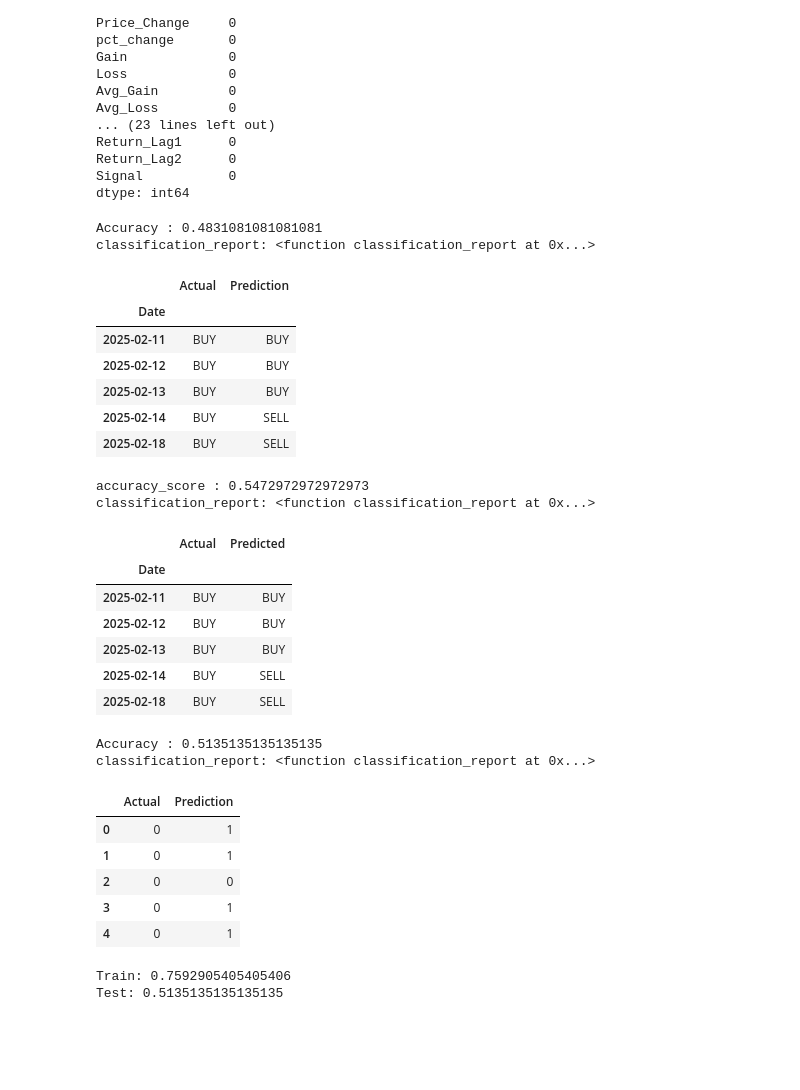
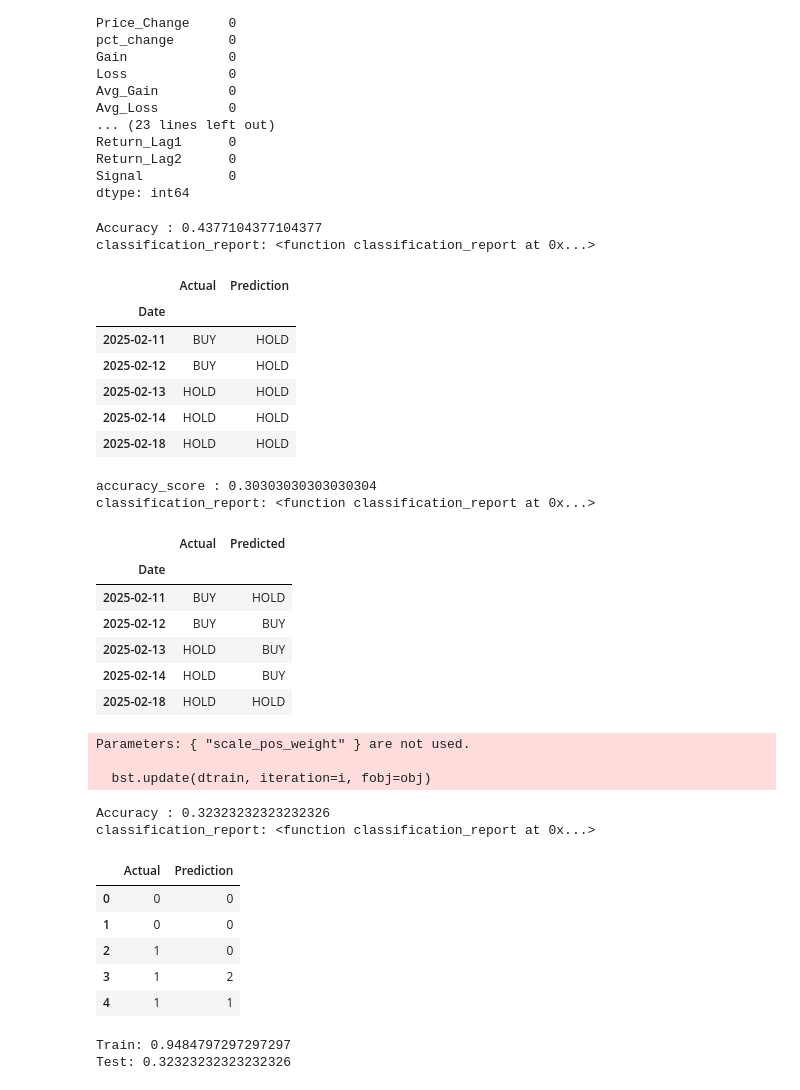
Before and after one commit to shubh229177/Stock-Trading-Signal-System, a Jupyter notebook: System.ipynb, the cells around one changed output. Cells and saved outputs as stored; diff of their text form; code cells hidden in the pictures; blank space fills up the shorter version.

```diff
--- a/System.ipynb
+++ b/System.ipynb
@@ -13,7 +13,7 @@ from sklearn.preprocessing import LabelEncoder
 from sklearn.metrics import accuracy_score
 from sklearn.metrics import classification_report
 # %%
-data = yf.download("AAPL", start='2020-01-01', end='2026-04-17')
+data = yf.download("AAPL", start='2020-01-01', end='2026-04-18')
 # %% [output]
 [*********************100%***********************]  1 of 1 completed
 # %%
@@ -165,12 +165,12 @@ Return_Lag2      0
 Signal           0
 dtype: int64
 # %%
-data['Target'] = np.where(data['Close'].shift(-3) > data['Close'], "BUY", "SELL")
+# data['Target'] = np.where(data['Close'].shift(-3) > data['Close'], "BUY", "SELL")
 # %%
-# data['Future_Return'] = (data['Close'].shift(-3) - data['Close']) / data['Close']
+data['Future_Return'] = (data['Close'].shift(-5) - data['Close']) / data['Close']
 
-# data['Target'] = np.where(data['Future_Return'] > 0.02, "BUY",
-#                   np.where(data['Future_Return'] < -0.02, "SELL", "HOLD"))
+data['Target'] = np.where(data['Future_Return'] > 0.02, "BUY",
+                  np.where(data['Future_Return'] < -0.02, "SELL", "HOLD"))
 # %%
 le = LabelEncoder()
 Y = le.fit_transform(data["Target"])
@@ -231,15 +231,15 @@ result = pd.DataFrame({
 })
 result.head()
 # %% [output]
-Accuracy : 0.4831081081081081
+Accuracy : 0.4377104377104377
 classification_report: <function classification_report at 0x...>
 |  | Actual | Prediction |
 | Date |  |  |
-| 2025-02-11 | BUY | BUY |
-| 2025-02-12 | BUY | BUY |
-| 2025-02-13 | BUY | BUY |
-| 2025-02-14 | BUY | SELL |
-| 2025-02-18 | BUY | SELL |
+| 2025-02-11 | BUY | HOLD |
+| 2025-02-12 | BUY | HOLD |
+| 2025-02-13 | HOLD | HOLD |
+| 2025-02-14 | HOLD | HOLD |
+| 2025-02-18 | HOLD | HOLD |
 # %%
 # RandomForestClassifier
 model_rf = RandomForestClassifier()
@@ -260,54 +260,57 @@ result_rf = pd.DataFrame({
 })
 result_rf.head()
 # %% [output]
-accuracy_score : 0.5472972972972973
+accuracy_score : 0.30303030303030304
 classification_report: <function classification_report at 0x...>
 |  | Actual | Predicted |
 | Date |  |  |
-| 2025-02-11 | BUY | BUY |
+| 2025-02-11 | BUY | HOLD |
 | 2025-02-12 | BUY | BUY |
-| 2025-02-13 | BUY | BUY |
-| 2025-02-14 | BUY | SELL |
-| 2025-02-18 | BUY | SELL |
+| 2025-02-13 | HOLD | BUY |
+| 2025-02-14 | HOLD | BUY |
+| 2025-02-18 | HOLD | HOLD |
 # %%
 # XGBClassifier
 le = LabelEncoder()
 Y_train = le.fit_transform(Y_train)
 Y_test = le.transform(Y_test)
-
-model_XG = model_XG = XGBClassifier(
-    max_depth=3,
-    n_estimators=100,
-    learning_rate=0.05
+model_XG = XGBClassifier(
+    max_depth=4,
+    n_estimators=200,
+    learning_rate=0.05,
+    scale_pos_weight=2
 )
 model_XG.fit(X_train,Y_train)
 
 y_pred_xg = model_XG.predict(X_test)
 
 print('Accuracy :',accuracy_score(Y_test,y_pred_xg))
 print('classification_report:',classification_report)
 
 
 result_xg = pd.DataFrame({
     'Actual':Y_test,
     'Prediction':y_pred_xg
 })
 result_xg.head()
 # %% [output]
-Accuracy : 0.5135135135135135
-classification_report: <function classification_report at 0x...>
+Parameters: { "scale_pos_weight" } are not used.
+
+  bst.update(dtrain, iteration=i, fobj=obj)
+Accuracy : 0.32323232323232326
+classification_report: <function classification_report at 0x...>
 |  | Actual | Prediction |
-| 0 | 0 | 1 |
-| 1 | 0 | 1 |
-| 2 | 0 | 0 |
-| 3 | 0 | 1 |
-| 4 | 0 | 1 |
+| 0 | 0 | 0 |
+| 1 | 0 | 0 |
+| 2 | 1 | 0 |
+| 3 | 1 | 2 |
+| 4 | 1 | 1 |
 # %%
 print("Train:", model_XG.score(X_train, Y_train))
 print("Test:", model_XG.score(X_test, Y_test))
 # %% [output]
-Train: 0.7592905405405406
-Test: 0.5135135135135135
+Train: 0.9484797297297297
+Test: 0.32323232323232326
 # %%
 data.head()
 # %% [output]
```
Also changed, not shown: parts of 16 cells of this notebook, 2 other files.
